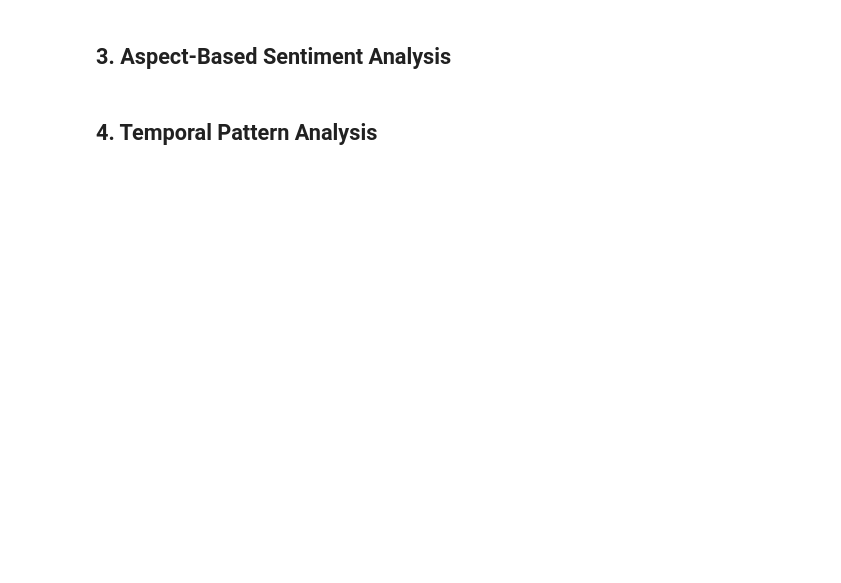
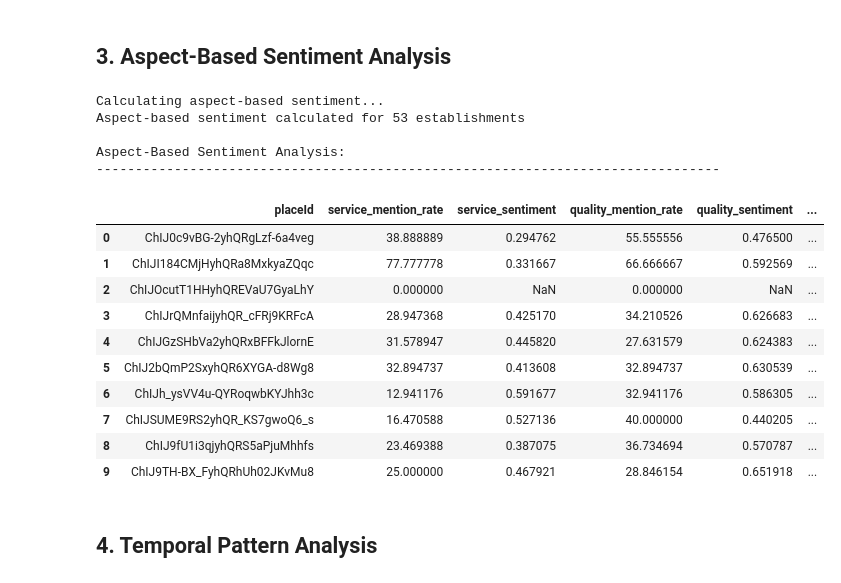
Before and after one commit to yigityavuz-tud/verisanus, a Jupyter notebook: console_analysis.ipynb, the cells around one changed output. Saved outputs shown, nothing was run; the diff lists cells and outputs as text; code cells hidden in the pictures; blank space fills up the shorter version.

```diff
--- a/console_analysis.ipynb
+++ b/console_analysis.ipynb
@@ -31,9 +86,26 @@ display(sentiment_metrics[['title', 'avg_sentiment', 'positive_review_pct', 'neg
 # %%
 # Calculate aspect-based sentiment
 aspect_metrics = analyzer.calculate_aspect_sentiment()
 print("\nAspect-Based Sentiment Analysis:")
 print("-" * 80)
-display(aspect_metrics[['title', 'service_sentiment', 'quality_sentiment', 'price_sentiment', 'ambiance_sentiment']].head(10))
+display(aspect_metrics.head(10))
+# %% [output]
+Calculating aspect-based sentiment...
+Aspect-based sentiment calculated for 53 establishments
+
+Aspect-Based Sentiment Analysis:
+--------------------------------------------------------------------------------
+|  | placeId | service_mention_rate | service_sentiment | quality_mention_rate | quality_sentiment | ... |
+| 0 | ChIJ0c9vBG-2yhQRgLzf-6a4veg | 38.888889 | 0.294762 | 55.555556 | 0.476500 | ... |
+| 1 | ChIJI184CMjHyhQRa8MxkyaZQqc | 77.777778 | 0.331667 | 66.666667 | 0.592569 | ... |
+| 2 | ChIJOcutT1HHyhQREVaU7GyaLhY | 0.000000 | NaN | 0.000000 | NaN | ... |
+| 3 | ChIJrQMnfaijyhQR_cFRj9KRFcA | 28.947368 | 0.425170 | 34.210526 | 0.626683 | ... |
+| 4 | ChIJGzSHbVa2yhQRxBFFkJlornE | 31.578947 | 0.445820 | 27.631579 | 0.624383 | ... |
+| 5 | ChIJ2bQmP2SxyhQR6XYGA-d8Wg8 | 32.894737 | 0.413608 | 32.894737 | 0.630539 | ... |
+| 6 | ChIJh_ysVV4u-QYRoqwbKYJhh3c | 12.941176 | 0.591677 | 32.941176 | 0.586305 | ... |
+| 7 | ChIJSUME9RS2yhQR_KS7gwoQ6_s | 16.470588 | 0.527136 | 40.000000 | 0.440205 | ... |
+| 8 | ChIJ9fU1i3qjyhQRS5aPjuMhhfs | 23.469388 | 0.387075 | 36.734694 | 0.570787 | ... |
+| 9 | ChIJ9TH-BX_FyhQRhUh02JKvMu8 | 25.000000 | 0.467921 | 28.846154 | 0.651918 | ... |
 # %% [markdown]
 ## 4. Temporal Pattern Analysis
 # %%
```
Also changed, not shown: parts of 10 cells of this notebook, 6 other files.
